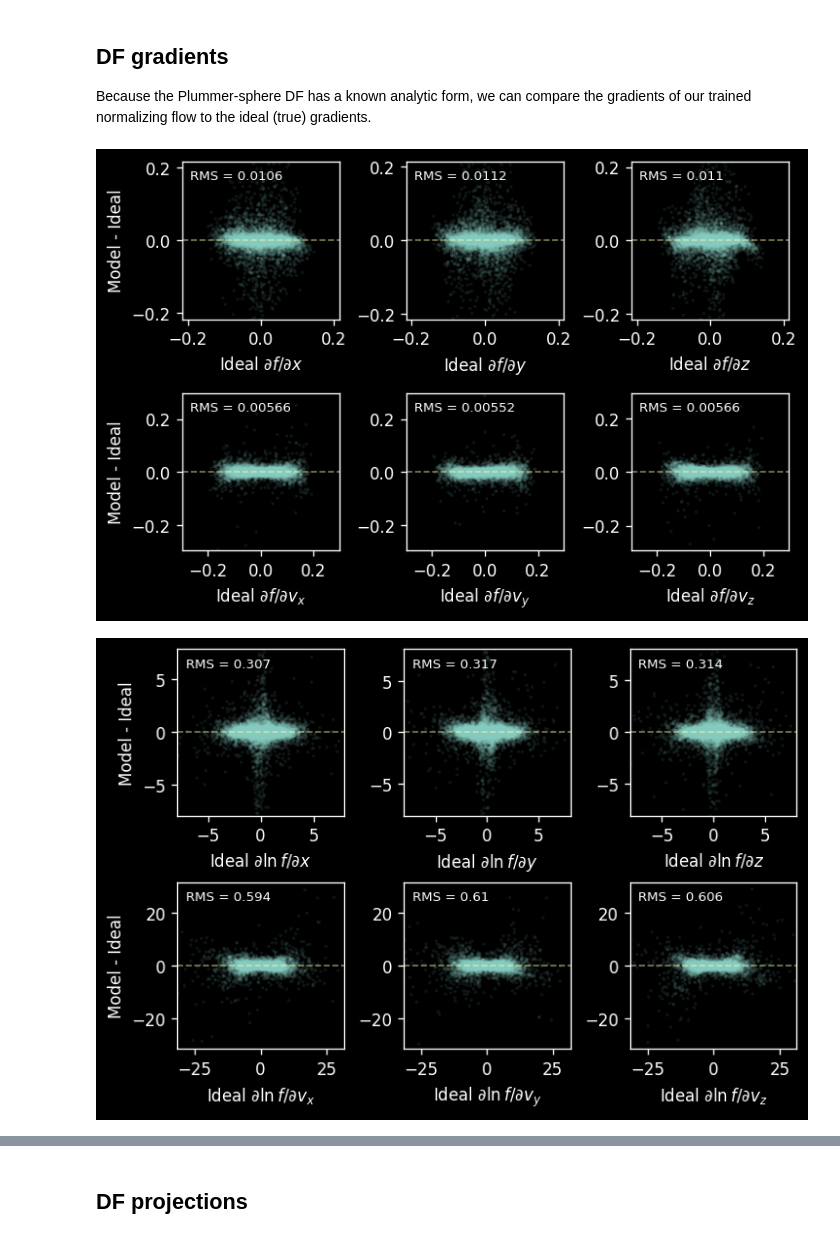
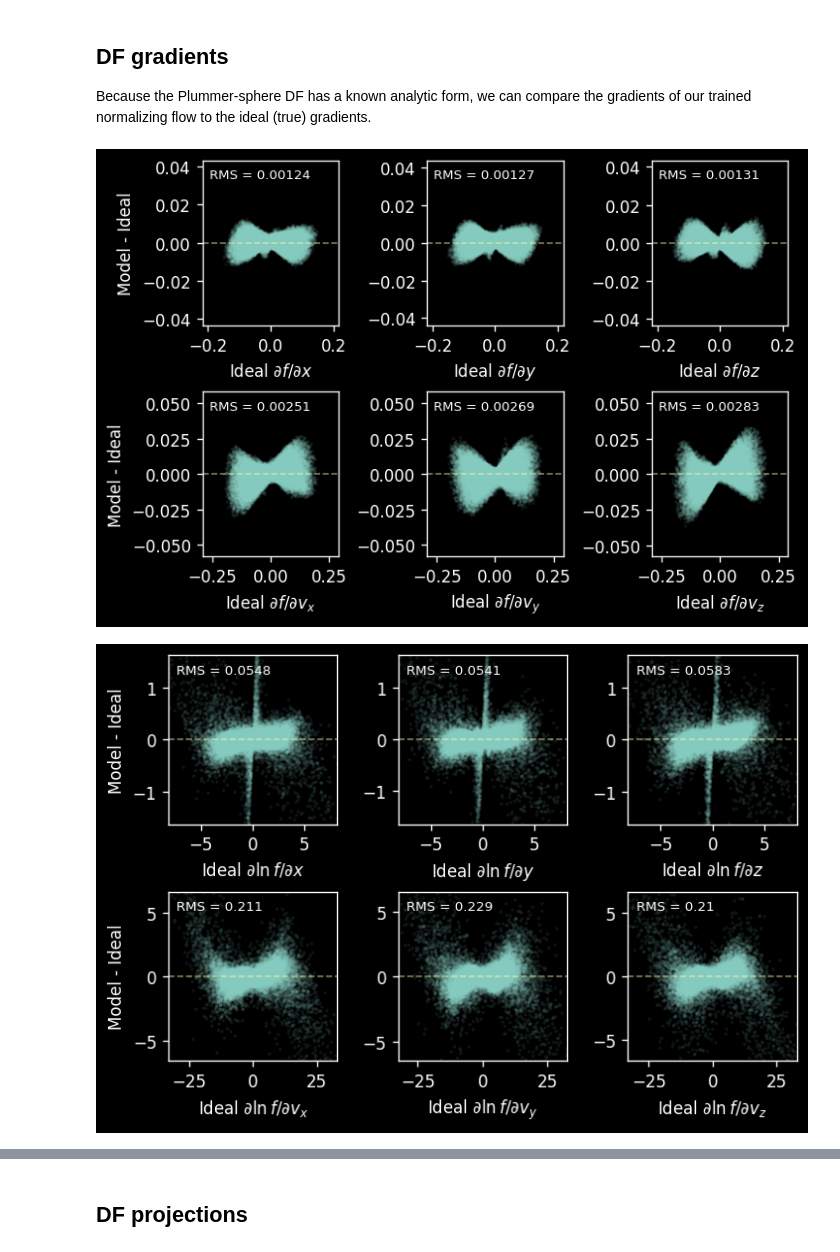
Before and after one commit to gregreen/deep-potential, a Jupyter notebook: scripts/plummer/plummer_sphere_selfn.ipynb, the cells around one changed output, grey strips where cells are left out. Saved outputs shown, nothing was run; the diff lists cells and outputs as text; code cells hidden in the pictures.

```diff
--- a/scripts/plummer/plummer_sphere_selfn.ipynb
+++ b/scripts/plummer/plummer_sphere_selfn.ipynb
@@ -57,0 +262,8 @@ $$
+# %%
+plummer_nodust = plummer_sphere.PlummerSphereSelfn(
+    k=10, gamma=10, r_max=8.0,
+)
+n_samples = 1024*1024*4
+eta_nodust = plummer_nodust.sample_df(n_samples)
+coords_train_nodust = utils.calc_coords(eta_nodust)
+p_obs_nodust = plummer_nodust.p_obs(eta_nodust[:,:3])
@@ -1084,8 +1483,10 @@ print(f'Optimal loss (negative log likelihood) with selection function: {loss_op
 import json
 import sys
 sys.path.append('../')  # Add parent directory to Python path
-from fit_all import load_potential
+import fit_all
+import utils
+from pathlib import Path
 
-with open('runs/allstars/options.json', 'r') as f:
-    phi_opts = json.load(f)['Phi']
-phi_model = load_potential('runs/allstars/models/Phi', phi_opts)
+run_dir = Path('../../runs/plummer_noselfn_2_snake')
+
+phi_model = fit_all.load_potential(run_dir / 'models/Phi_12_n8')
@@ -1092,15 +1498,5 @@ phi_model = load_potential('runs/allstars/models/Phi', phi_opts)
 # %%
-# Load trained normalizing flow
-import json
-import sys
-sys.path.append('../')  # Add parent directory to Python path
-from fit_all import load_flow
-
-with open('runs/allstars/options.json', 'r') as f:
-    fit_opts = json.load(f)
-
-flow_model, flow_loss_history = load_flow(
-    'runs/allstars/models/df/flow',
-    fit_opts,
+flow_model, flow_loss_history = fit_all.load_flow(
+    run_dir / 'models/df/flow_12_0',
     load_history=True
 )
@@ -1107,7 +1508,7 @@ flow_model, flow_loss_history = load_flow(
 # %%
 # Load precomputed DF gradients
 import h5py
-fn = 'runs/allstars/data/df_gradients.h5'
+fn = run_dir / 'data/df_gradients_12_n8.h5'
 
 with h5py.File(fn, 'r') as f:
     print(f.keys())
@@ -1268,36 +1669,37 @@ fig,ax_arr = plt.subplots(2, 3, figsize=(6,4), constrained_layout=True)
 labels = [r'x', r'y', r'z', r'v_x', r'v_y', r'v_z']
 for i,ax in enumerate(ax_arr.flatten()):
     delta_grad = flow_grads['df_deta'][:,i]-df_grad_ideal[:,i]
     ax.scatter(
         df_grad_ideal[:,i],
         delta_grad,
         s=4, alpha=0.1, edgecolors='none'
     )
     lim = 2*np.nanpercentile(np.abs(df_grad_ideal[:,i]), 99.5)
+    k = 0.2
     ax.axhline(0, c='C1', ls='--', lw=1, alpha=0.5)
     # ax.plot([-lim,lim], [-lim,lim], c='C1', ls='--', lw=1, alpha=0.5)
     ax.set_xlim(-lim, lim)
-    ax.set_ylim(-lim, lim)
-    ax.set_aspect('equal')
+    ax.set_ylim(-k*lim, k*lim)
+    #ax.set_aspect('equal')
     ax.set_xlabel(r'Ideal $\partial f / \partial ' + labels[i] + '$')
     if i % 3 == 0:
         ax.set_ylabel(r'Model - Ideal')
     # Calculate clipped RMS error, by removing top 1% of outliers
     delta_clip_val = np.nanpercentile(np.abs(delta_grad), 99.)
     rms = np.nanstd(delta_grad[np.abs(delta_grad) < delta_clip_val])
     # Display RMS error in top-left of axis
     ax.text(
         0.05, 0.95,
         f'RMS = {rms:.3g}',
         transform=ax.transAxes,
         ha='left', va='top',
         fontsize=8,
         color='w'
         # bbox=dict(boxstyle='round,pad=0.3', fc='white', alpha=0.8, lw=0.5)
     )
 plt.show()
 # %% [output]
-[figure, old version]
+[figure, new version]
 # %%
 # d(ln DF)/d(eta) version of the above plots, using the chain rule
 ln_df_grad_ideal = df_grad_ideal / df_ideal_vals[:,None]
@@ -1316,8 +1718,8 @@ for i,ax in enumerate(ax_arr.flatten()):
     ax.axhline(0, c='C1', ls='--', lw=1, alpha=0.5)
     # ax.plot([-lim,lim], [-lim,lim], c='C1', ls='--', lw=1, alpha=0.5)
     ax.set_xlim(-lim, lim)
-    ax.set_ylim(-lim, lim)
-    ax.set_aspect('equal')
+    ax.set_ylim(-0.2*lim, 0.2*lim)
+    ax.set_box_aspect(1)
     ax.set_xlabel(r'Ideal $\partial \ln f / \partial ' + labels[i] + '$')
     if i % 3 == 0:
         ax.set_ylabel(r'Model - Ideal')
@@ -1336,7 +1738,7 @@ for i,ax in enumerate(ax_arr.flatten()):
     )
 plt.show()
 # %% [output]
-[figure, old version]
+[figure, new version]
 # %%
 # Plot histograms of the gradients of the logs of the ideal and model DFs
 fig,ax_arr = plt.subplots(2, 3, figsize=(6,4), constrained_layout=True)
```
Also changed, not shown: parts of 27 cells of this notebook, 15 other files.
